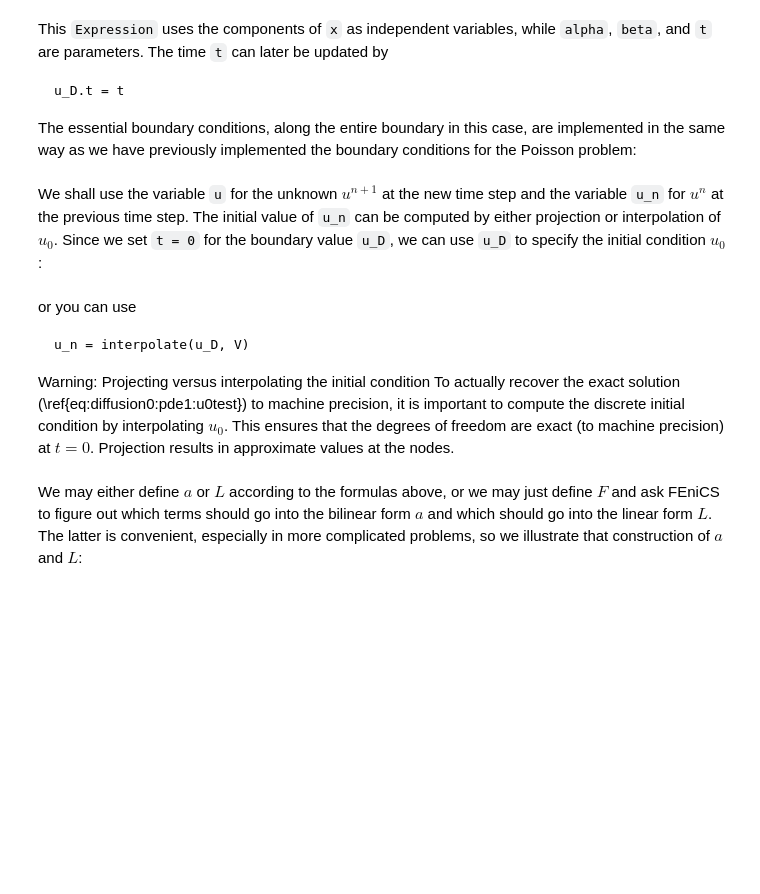
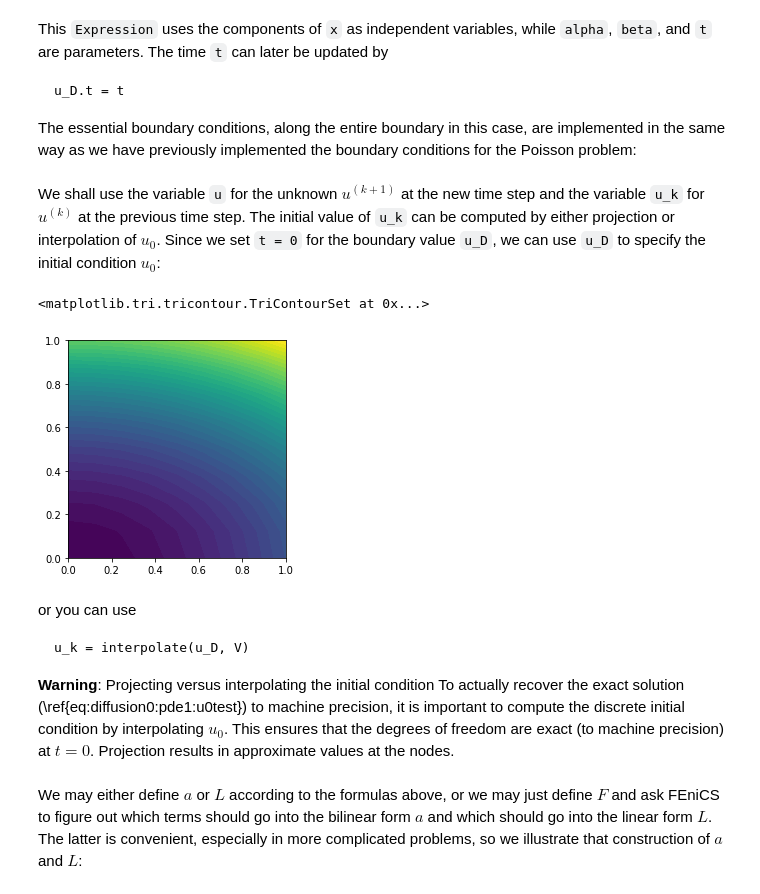
Before and after one commit to unifem/fenics-notes, a Jupyter notebook: notebooks/heat-equation.ipynb, the cells around one changed output. Drawn from its saved outputs; the diff is of its cells as text; code cells hidden in the pictures; blank space fills up the shorter version.

````diff
--- a/notebooks/heat-equation.ipynb
+++ b/notebooks/heat-equation.ipynb
@@ -229,22 +231,25 @@ def boundary(x, on_boundary):
 
 bc = DirichletBC(V, u_D, boundary)
 # %% [markdown]
-We shall use the variable `u` for the unknown $u^{n+1}$ at the new
-time step and the variable `u_n` for $u^n$ at the previous time
-step. The initial value of `u_n` can be computed by either projection
+We shall use the variable `u` for the unknown $u^{(k+1)}$ at the new
+time step and the variable `u_k` for $u^{(k)}$ at the previous time
+step. The initial value of `u_k` can be computed by either projection
 or interpolation of $u_0$. Since we set `t = 0` for the boundary value
 `u_D`, we can use `u_D` to specify the initial condition $u_0$:
 # %%
-u_n = project(u_D, V)
+u_k = interpolate(u_D, V)
 
-plot(u_n)
+plot(u_k)
+# %% [output]
+<matplotlib.tri.tricontour.TriContourSet at 0x...>
+[figure, added]
 # %% [markdown]
 or you can use
 ```
-u_n = interpolate(u_D, V)
+u_k = interpolate(u_D, V)
 ```
 
-Warning: Projecting versus interpolating the initial condition
+**Warning**: Projecting versus interpolating the initial condition
 To actually recover the exact solution
 (\ref{eq:diffusion0:pde1:u0test}) to machine precision, it is important
 to compute the discrete initial condition by interpolating $u_0$. This
````
Also changed, not shown: parts of 23 cells of this notebook.
